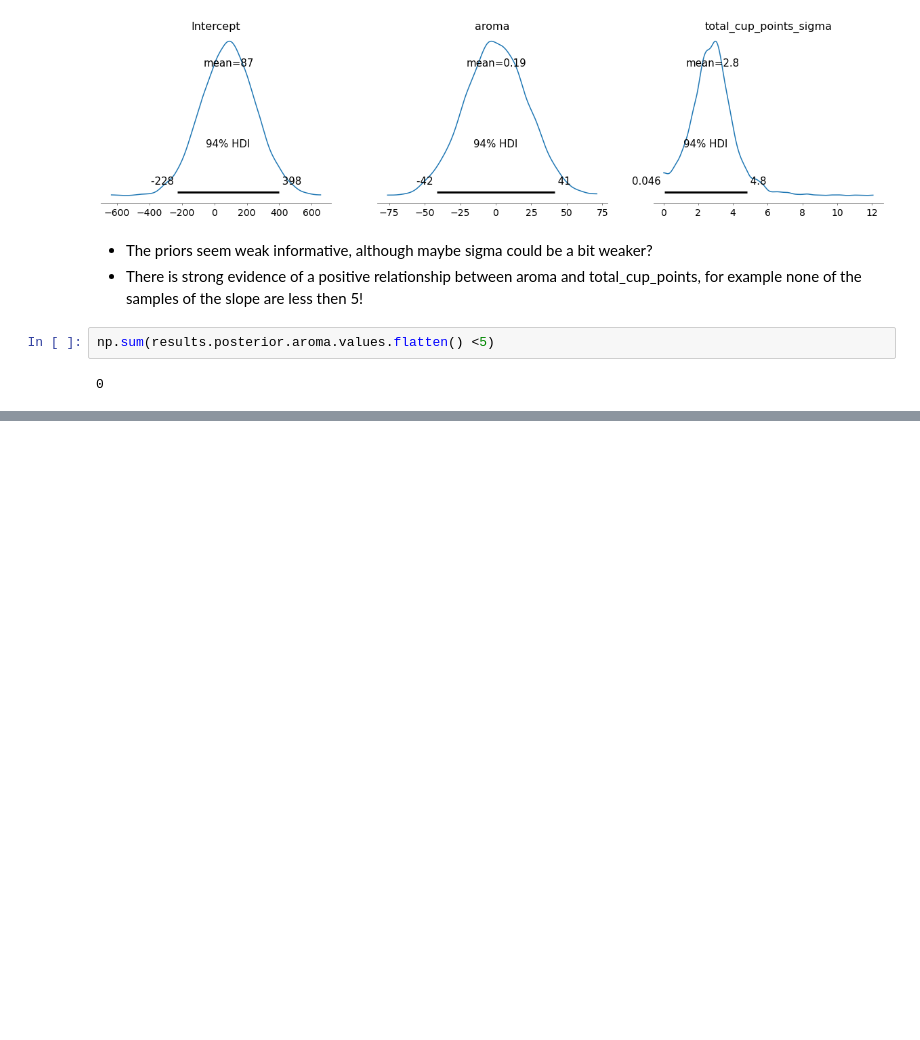
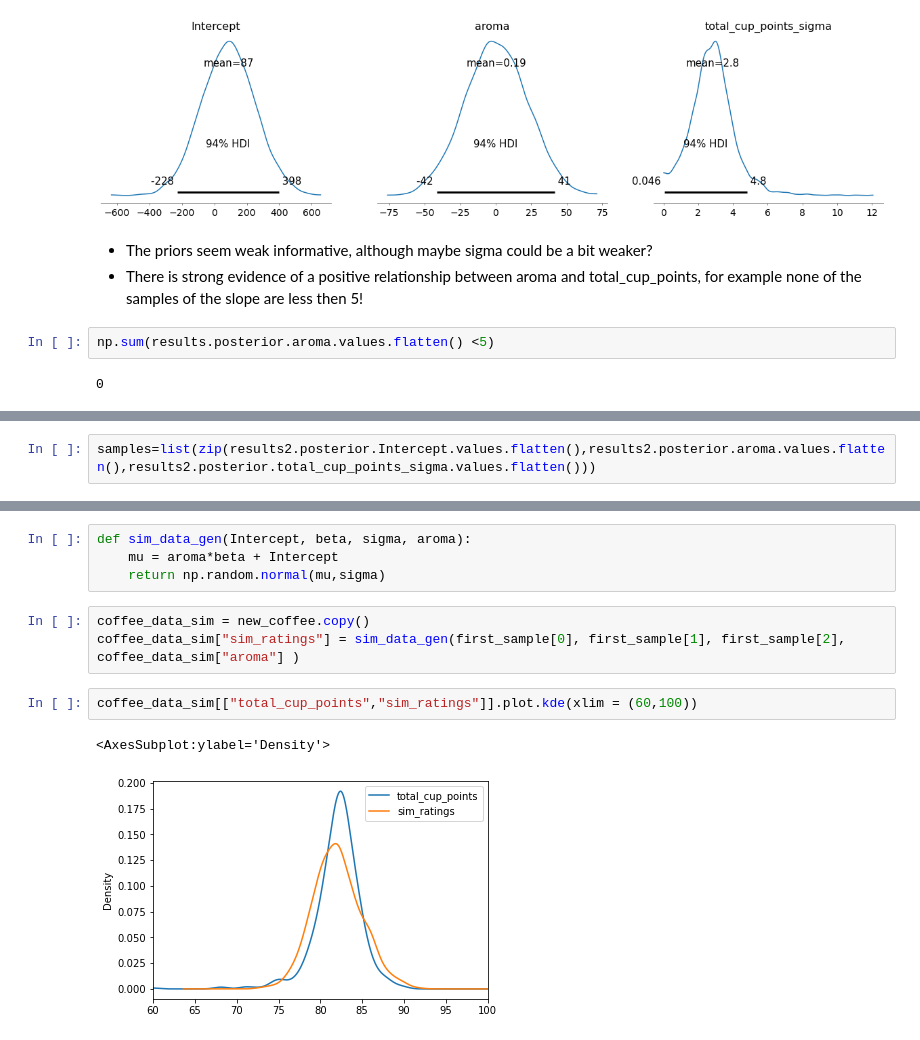
Before and after one commit to DrEntropy/BayesRulesWork, a Jupyter notebook: Chapter10.ipynb, the cells around one changed output, grey strips where cells are left out. Cells and saved outputs as stored; diff of their text form; blank space fills up the shorter version.

```diff
--- a/Chapter10.ipynb
+++ b/Chapter10.ipynb
@@ -68,0 +135,2 @@ np.sum(results.posterior.aroma.values.flatten() <5)
+# %%
+samples=list(zip(results2.posterior.Intercept.values.flatten(),results2.posterior.aroma.values.flatten(),results2.posterior.total_cup_points_sigma.values.flatten()))
@@ -68,0 +142,12 @@ np.sum(results.posterior.aroma.values.flatten() <5)
+# %%
+def sim_data_gen(Intercept, beta, sigma, aroma):
+    mu = aroma*beta + Intercept
+    return np.random.normal(mu,sigma)
+# %%
+coffee_data_sim = new_coffee.copy()
+coffee_data_sim["sim_ratings"] = sim_data_gen(first_sample[0], first_sample[1], first_sample[2], coffee_data_sim["aroma"] )
+# %%
+coffee_data_sim[["total_cup_points","sim_ratings"]].plot.kde(xlim = (60,100))
+# %% [output]
+<AxesSubplot:ylabel='Density'>
+[figure, added]
```
Also changed, not shown: parts of 39 cells of this notebook.
